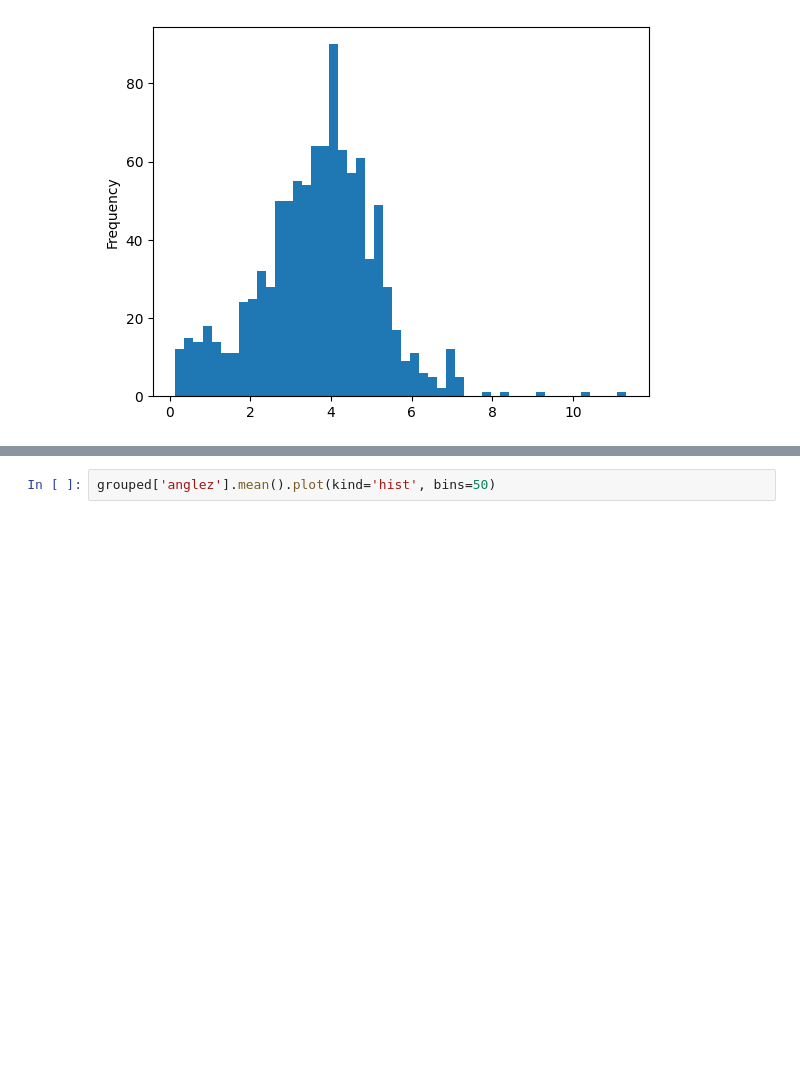
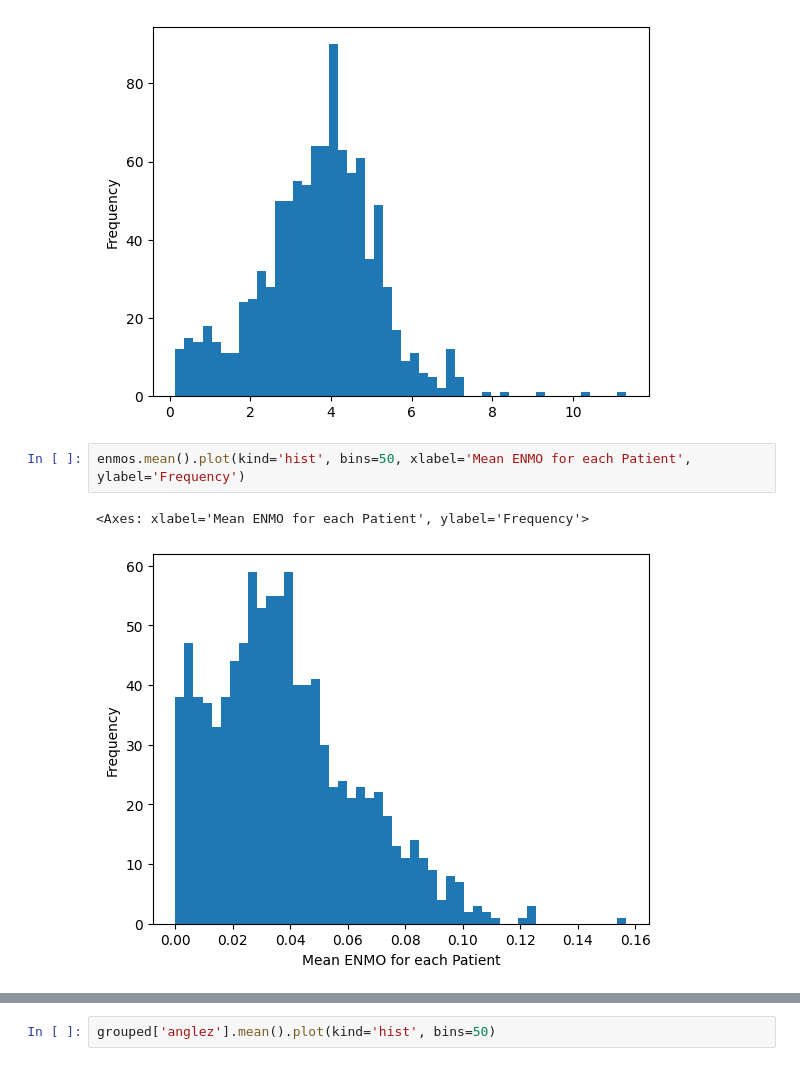
Before and after one commit to jsimonrichard/ds2-problematic-internet-use, a Jupyter notebook: exploratory/time-series/time-series.ipynb, the cells around one changed output, grey strips where cells are left out. Drawn from its saved outputs; the diff is of its cells as text; blank space fills up the shorter version.

```diff
--- a/exploratory/time-series/time-series.ipynb
+++ b/exploratory/time-series/time-series.ipynb
@@ -37,4 +37,9 @@ range_.plot(kind='hist', bins=50)
 # %% [output]
 <Axes: ylabel='Frequency'>
 [figure]
+# %%
+enmos.mean().plot(kind='hist', bins=50, xlabel='Mean ENMO for each Patient', ylabel='Frequency')
+# %% [output]
+<Axes: xlabel='Mean ENMO for each Patient', ylabel='Frequency'>
+[figure, added]
 # %%
```
Also changed, not shown: parts of 1 cell of this notebook, 3 other files.
